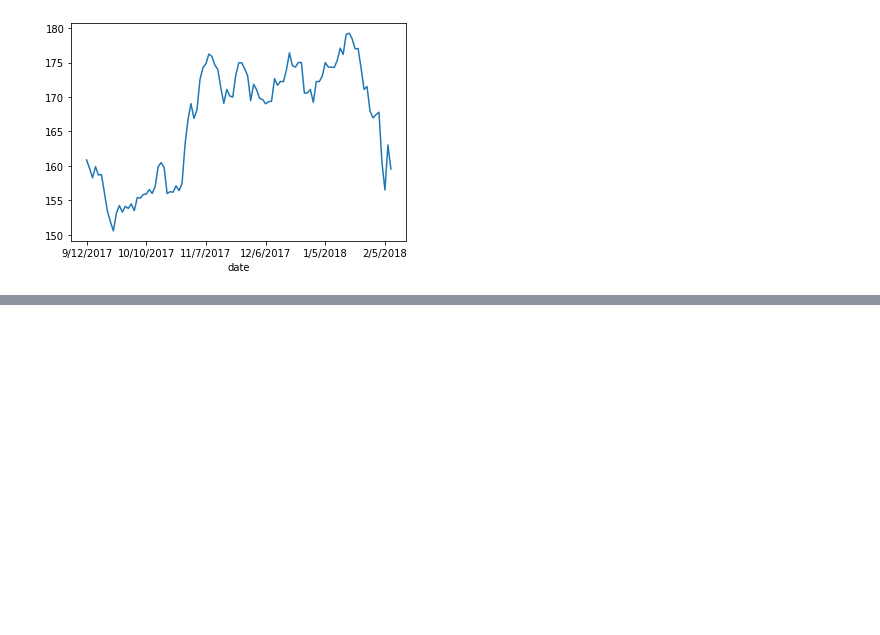
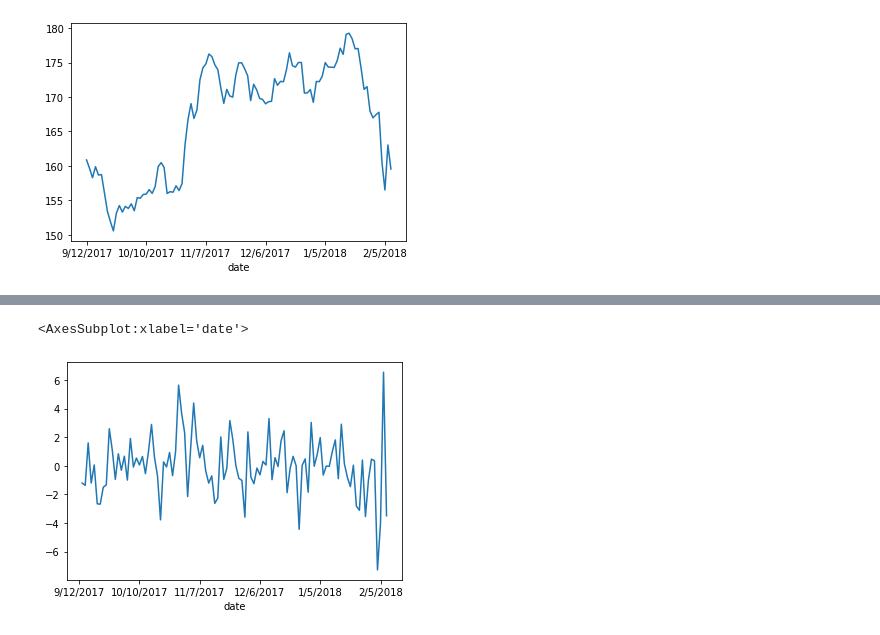
Before and after one commit to trombonee/QUANTTEducation, a Jupyter notebook: Tutorials/TimeSeriesLecture/TimeSeriesNotebook.ipynb, the cells around one changed output, grey strips where cells are left out. Saved outputs shown, nothing was run; the diff lists cells and outputs as text; code cells hidden in the pictures; blank space fills up the shorter version.

```diff
--- a/Tutorials/TimeSeriesLecture/TimeSeriesNotebook.ipynb
+++ b/Tutorials/TimeSeriesLecture/TimeSeriesNotebook.ipynb
@@ -60,0 +135,6 @@ Hint: Remember we are looking for finite mean and finite variance
+# %%
+first_diff = closing_prices.diff()
+first_diff.plot()
+# %% [output]
+<AxesSubplot:xlabel='date'>
+[figure, added]
```
Also changed, not shown: parts of 38 cells of this notebook.
